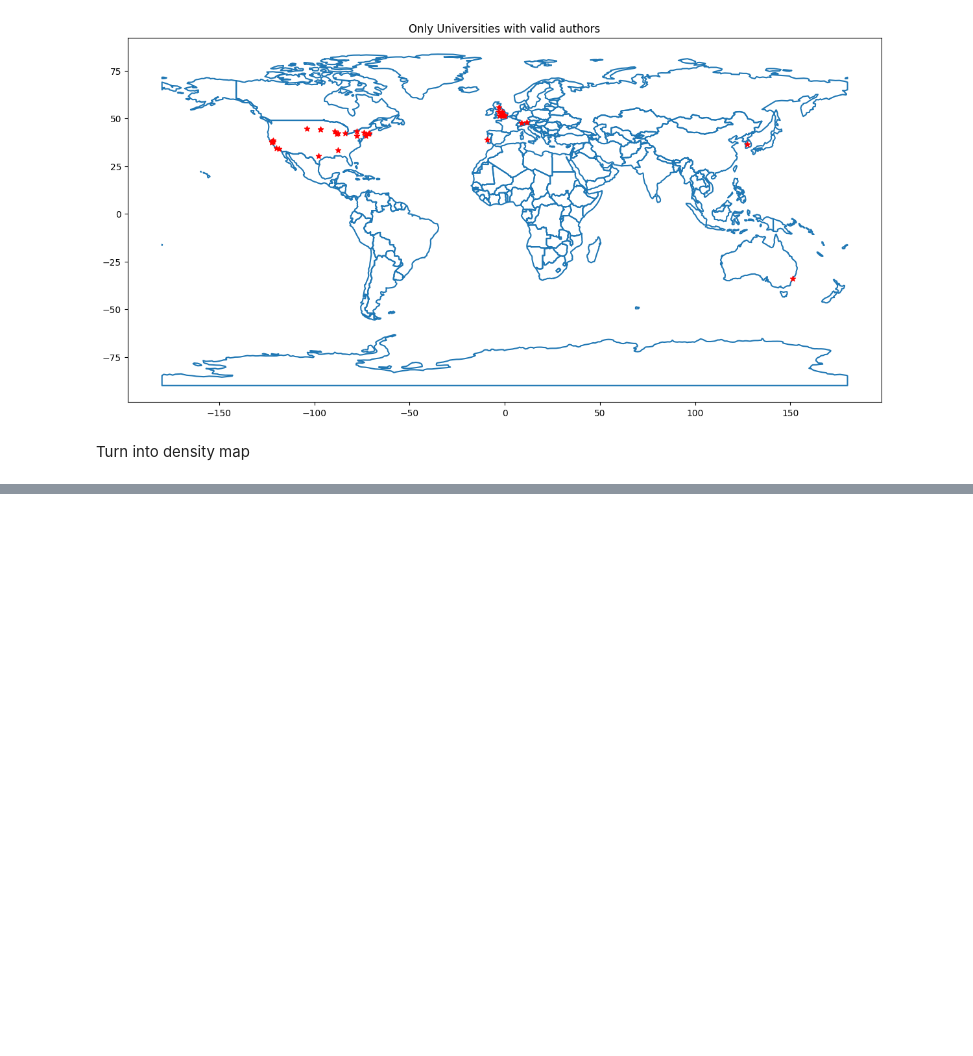
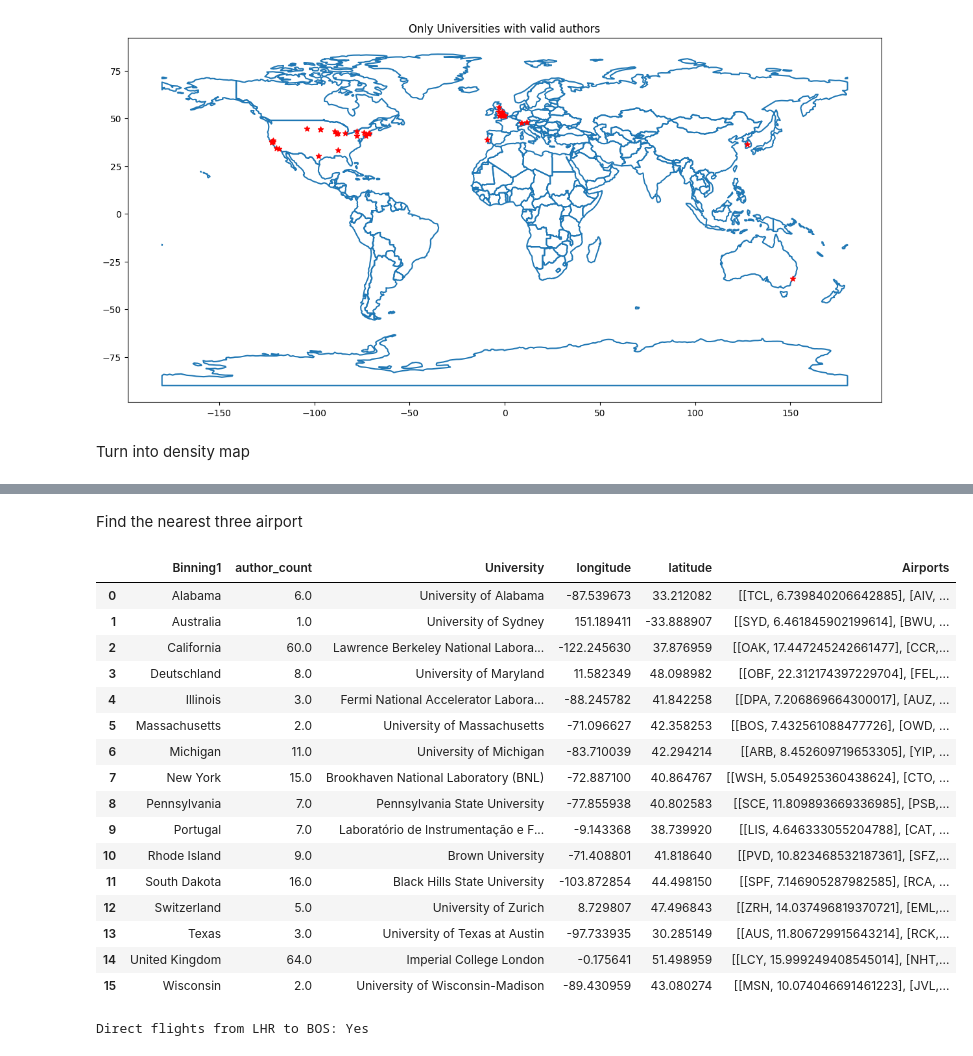
Before and after one commit to seriksen/sustainable-lz, a Jupyter notebook: notebooks/collaborations_whereabouts.ipynb, the cells around one changed output, grey strips where cells are left out. Drawn from its saved outputs; the diff is of its cells as text; code cells hidden in the pictures; blank space fills up the shorter version.

Commit message:
feat: add direct flight search finder

```diff
--- a/notebooks/collaborations_whereabouts.ipynb
+++ b/notebooks/collaborations_whereabouts.ipynb
@@ -252,0 +261,69 @@ plt.show()
+# %% [markdown]
+Find the nearest three airport
+# %%
+import airportsdata
+from geopy.distance import great_circle
+
+airports = airportsdata.load('IATA')
+airports_df = pd.DataFrame.from_dict(airports, orient='index')
+
+def find_nearest_airports(lat, lon, top_n=3): # assume one of the top 3 is a 'proper airport'
+    # Calculate distances and add them as a new column
+    airports_df['distance'] = airports_df.apply(
+        lambda row: great_circle((lat, lon), (row['lat'], row['lon'])).km,
+        axis=1
+    )
+
+    # Sort the DataFrame by distance
+    sorted_airports_df = airports_df.sort_values(by='distance')
+
+    # Select the top N nearest airports
+    nearest_airports = sorted_airports_df.head(top_n)
+
+    return nearest_airports[['iata', 'distance']].values.tolist()
+
+def get_nearest_airports(row):
+    return find_nearest_airports(row['latitude'], row['longitude'])
+
+author_aiports_df = grouped_by_country_or_state
+author_aiports_df['Airports'] = author_aiports_df.apply(get_nearest_airports, axis=1)
+# %%
+author_aiports_df
+# %% [output]
+|  | Binning1 | author_count | University | longitude | latitude | Airports |
+| 0 | Alabama | 6.0 | University of Alabama | -87.539673 | 33.212082 | [[TCL, 6.739840206642885], [AIV, ... |
+| 1 | Australia | 1.0 | University of Sydney | 151.189411 | -33.888907 | [[SYD, 6.461845902199614], [BWU, ... |
+| 2 | California | 60.0 | Lawrence Berkeley National Labora... | -122.245630 | 37.876959 | [[OAK, 17.447245242661477], [CCR,... |
+| 3 | Deutschland | 8.0 | University of Maryland | 11.582349 | 48.098982 | [[OBF, 22.312174397229704], [FEL,... |
+| 4 | Illinois | 3.0 | Fermi National Accelerator Labora... | -88.245782 | 41.842258 | [[DPA, 7.206869664300017], [AUZ, ... |
+| 5 | Massachusetts | 2.0 | University of Massachusetts | -71.096627 | 42.358253 | [[BOS, 7.432561088477726], [OWD, ... |
+| 6 | Michigan | 11.0 | University of Michigan | -83.710039 | 42.294214 | [[ARB, 8.452609719653305], [YIP, ... |
+| 7 | New York | 15.0 | Brookhaven National Laboratory (BNL) | -72.887100 | 40.864767 | [[WSH, 5.054925360438624], [CTO, ... |
+| 8 | Pennsylvania | 7.0 | Pennsylvania State University | -77.855938 | 40.802583 | [[SCE, 11.809893669336985], [PSB,... |
+| 9 | Portugal | 7.0 | Laboratório de Instrumentação e F... | -9.143368 | 38.739920 | [[LIS, 4.646333055204788], [CAT, ... |
+| 10 | Rhode Island | 9.0 | Brown University | -71.408801 | 41.818640 | [[PVD, 10.823468532187361], [SFZ,... |
+| 11 | South Dakota | 16.0 | Black Hills State University | -103.872854 | 44.498150 | [[SPF, 7.146905287982585], [RCA, ... |
+| 12 | Switzerland | 5.0 | University of Zurich | 8.729807 | 47.496843 | [[ZRH, 14.037496819370721], [EML,... |
+| 13 | Texas | 3.0 | University of Texas at Austin | -97.733935 | 30.285149 | [[AUS, 11.806729915643214], [RCK,... |
+| 14 | United Kingdom | 64.0 | Imperial College London | -0.175641 | 51.498959 | [[LCY, 15.999249408545014], [NHT,... |
+| 15 | Wisconsin | 2.0 | University of Wisconsin-Madison | -89.430959 | 43.080274 | [[MSN, 10.074046691461223], [JVL,... |
+# %%
+import requests
+
+def check_direct_flights(airport_code1, airport_code2, api_key):
+    url = f'http://api.aviationstack.com/v1/flights?access_key={api_key}&dep_iata={airport_code1}&arr_iata={airport_code2}'
+    response = requests.get(url)
+    data = response.json()
+    # Check if any flights are found
+    if 'data' in data and len(data['data']) > 0:
+        return True
+    return False
+
+api_key = 'API-KEY'
+airport_code1 = 'LHR'
+airport_code2 = 'BOS'
+
+has_direct_flights = check_direct_flights(airport_code1, airport_code2, api_key)
+print(f"Direct flights from {airport_code1} to {airport_code2}: {'Yes' if has_direct_flights else 'No'}")
+# %% [output]
+Direct flights from LHR to BOS: Yes
```
Also changed, not shown: parts of 5 cells of this notebook.
